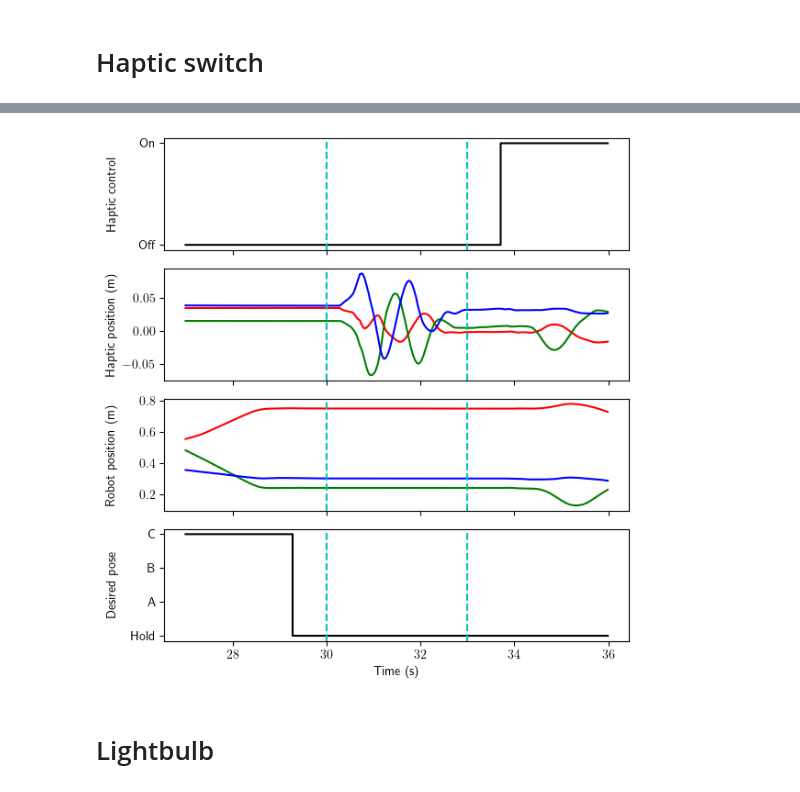
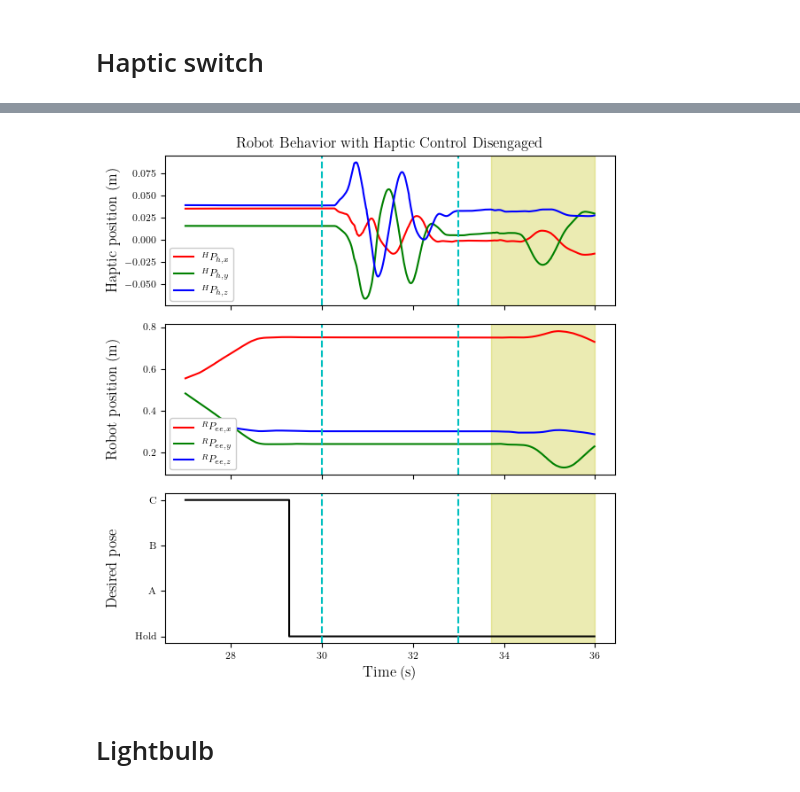
Before and after one commit to egalbally/LearningRobotSkills, a Jupyter notebook: plotter.ipynb, the cells around one changed output, grey strips where cells are left out. Saved outputs shown, nothing was run; the diff lists cells and outputs as text; code cells hidden in the pictures.

```diff
--- a/plotter.ipynb
+++ b/plotter.ipynb
@@ -9,7 +30,8 @@ plt.rcParams['text.usetex'] = True
 # %%
 with open('./data/switch/switch_13dec_00_17_sc5_tk3', 'rb') as f:
     clean_lines = (line.replace(b',',b'').replace(b'[',b'').replace(b']',b'') for line in f)
-    data = np.genfromtxt(clean_lines, dtype=float, delimiter=None, skip_header=2)
+#     data = np.genfromtxt(clean_lines, dtype=float, delimiter=None, skip_header=2)
+    data = np.genfromtxt(clean_lines, dtype=float, delimiter=None, skip_header=2, skip_footer=2600)
 
 n_rows, n_cols = np.shape(data)
 time = data[:,0]
@@ -78,43 +115,65 @@ plt.show()
 # %%
-n_plots = 4
+n_plots = 3
 fig, axs = plt.subplots(n_plots, 1, sharex=True, figsize=(6,6))
 
 # find time region of interest
 clipped_ind = np.asarray((time>=27) & (time<=36)).nonzero()
 
-# color x,y,z as rgb
+# color x,y,z as rgb with labels
 color_list = ['r', 'g', 'b']
+haptic_labels = [r'$^{H} P_{h,x}$',
+                 r'$^{H} P_{h,y}$',
+                 r'$^{H} P_{h,z}$']
+robot_labels = [r'$^{R} P_{ee,x}$',
+                r'$^{R} P_{ee,y}$',
+                r'$^{R} P_{ee,z}$']
 for i, color in enumerate(color_list):
-    axs[1].plot(time[clipped_ind], haptic_pos[:,i][clipped_ind], color=color)
-    axs[2].plot(time[clipped_ind], ee_pos[:,i][clipped_ind], color=color)
+    axs[0].plot(time[clipped_ind], haptic_pos[:,i][clipped_ind], color=color, label=haptic_labels[i])
+    axs[1].plot(time[clipped_ind], ee_pos[:,i][clipped_ind], color=color, label=robot_labels[i])
+
 # make step plots for integer data
-axs[0].step(time[clipped_ind], haptic_control_on[clipped_ind], 'k')
-axs[3].step(time[clipped_ind], ee_pose_num_des[clipped_ind], 'k')
+# axs[0].step(time[clipped_ind], haptic_control_on[clipped_ind], 'k')
+axs[2].step(time[clipped_ind], ee_pose_num_des[clipped_ind], 'k')
 
 # set integer data y-labels
-axs_indices = [0, 3]
-y_ticks = [[0, 1], [0, 1, 2, 3]]
-y_tick_labels = [["Off", "On"], ["Hold", "A", "B", "C"]]
+# axs_indices = [0, 3]
+# y_ticks = [[0, 1], [0, 1, 2, 3]]
+# y_tick_labels = [["Off", "On"], ["Hold", "A", "B", "C"]]
+axs_indices = [2]
+y_ticks = [[0, 1, 2, 3]]
+y_tick_labels = [["Hold", "A", "B", "C"]]
 for i, axs_index in enumerate(axs_indices):
     axs[axs_index].set_yticks(y_ticks[i])
     axs[axs_index].set_yticklabels(y_tick_labels[i])
 
 # set vertical lines and all y-labels
 x_positions = [30, 33]
-y_labels = ["Haptic control", "Haptic position (m)", "Robot position (m)", "Desired pose"]
+# y_labels = ["Haptic control", "Haptic position (m)", "Robot position (m)", "Desired pose"]
+y_labels = ["Haptic position (m)", "Robot position (m)", "Desired pose"]
 for i in range(n_plots):
     axs[i].set_ylabel(y_labels[i])
+
+    # highlight haptic control on area
+    ymin, ymax = axs[i].get_ylim()
+    axs[i].set_ylim((ymin,ymax))
+    axs[i].fill_between(time[clipped_ind], ymin, ymax, where=(haptic_control_on[clipped_ind]==1),
+                   alpha=0.3, color='y')
+
     # add vertical lines
     for x_position in x_positions:
         axs[i].axvline(x=x_position, color='c', linestyle='--')
 
+axs[0].legend(loc='lower left', framealpha=1)
+axs[1].legend(loc='lower left', framealpha=1)
+
 fig.align_ylabels()
 fig.tight_layout()
 
+axs[0].set_title("Robot Behavior with Haptic Control Disengaged")
 plt.xlabel("Time (s)")
 plt.show()
 # %% [output]
-[figure, old version]
+[figure, new version]
 # %% [markdown]
 # Lightbulb
 # %% [markdown]
```
Also changed, not shown: parts of 33 cells of this notebook.
